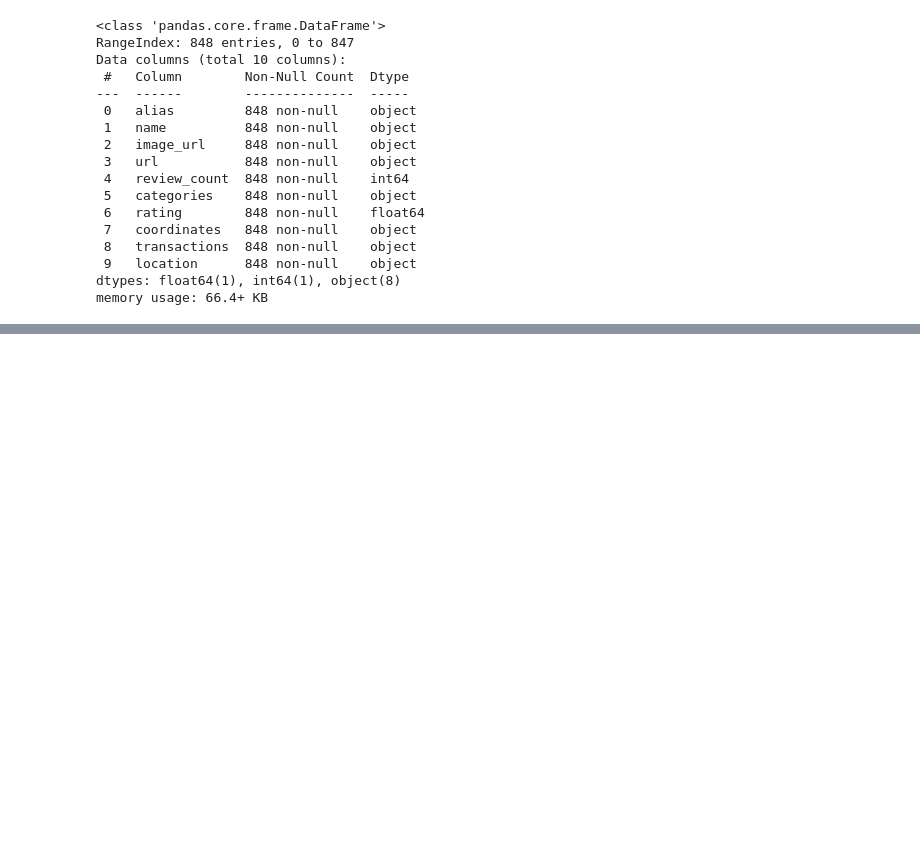
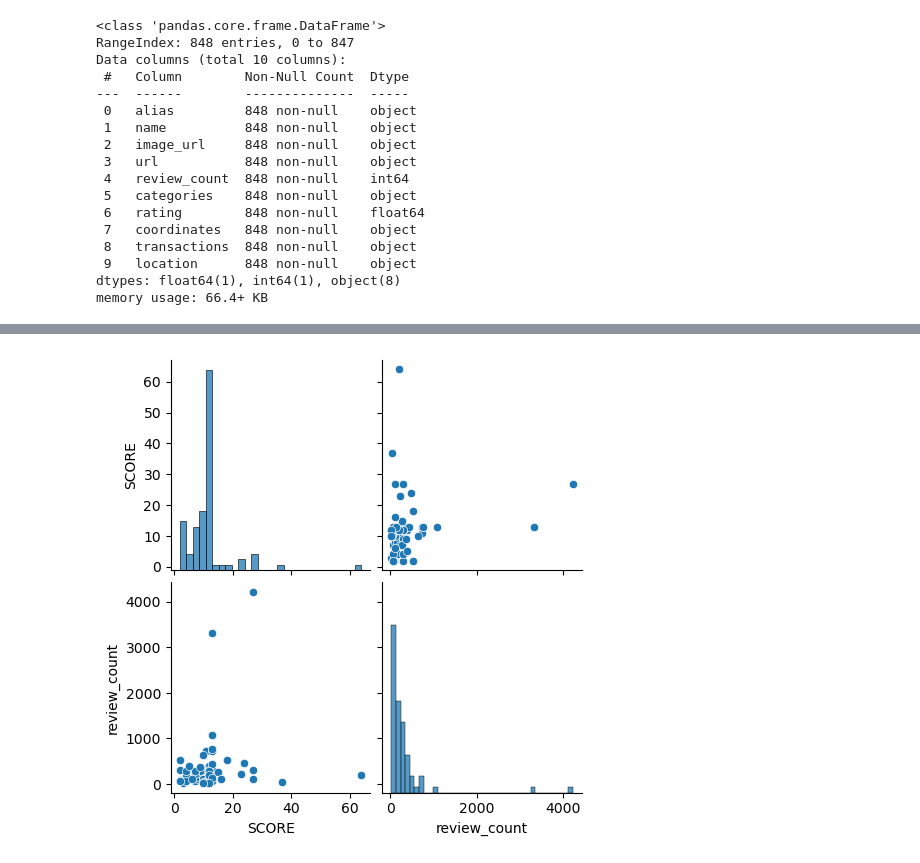
Before and after one commit to Codeguy225/Restaurant-Inspections-Project, a Jupyter notebook: Hypothesis Testing.ipynb, the cells around one changed output, grey strips where cells are left out. Cells and saved outputs as stored; diff of their text form; code cells hidden in the pictures; blank space fills up the shorter version.

```diff
--- a/Hypothesis Testing.ipynb
+++ b/Hypothesis Testing.ipynb
@@ -249,0 +335,5 @@ plt.show()
+# %%
+sns.pairplot(mdf_numeric)
+plt.show()
+# %% [output]
+[figure, added]
```
Also changed, not shown: parts of 32 cells of this notebook, 5 other files.
